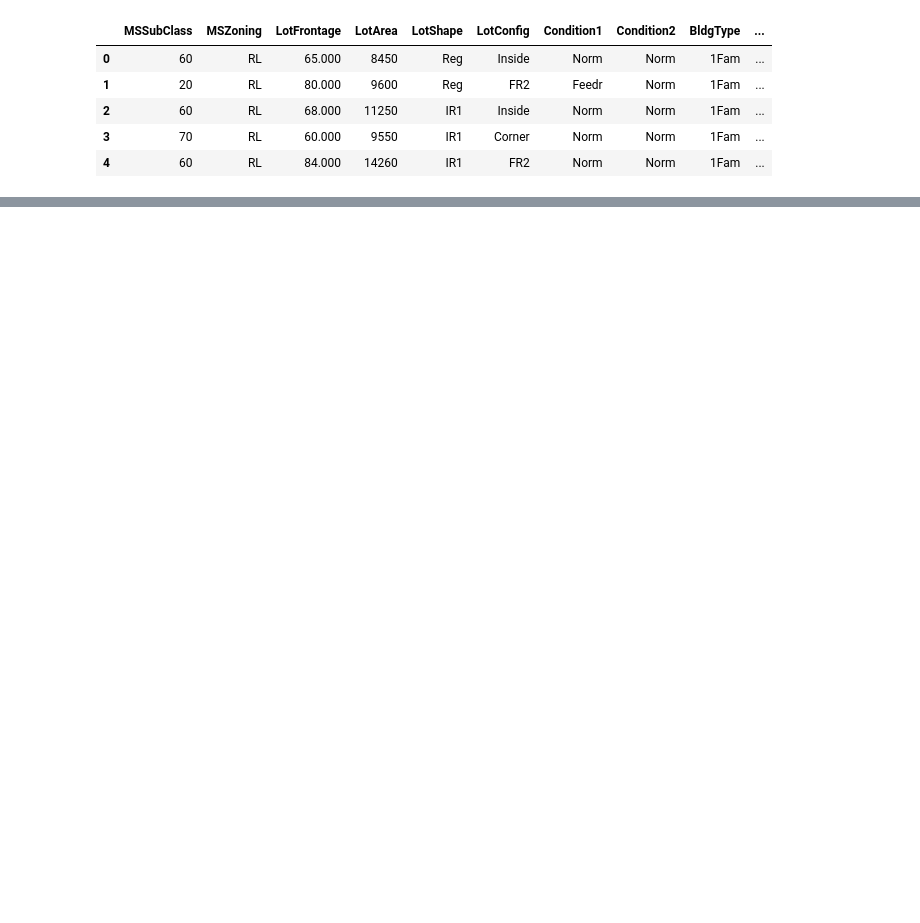
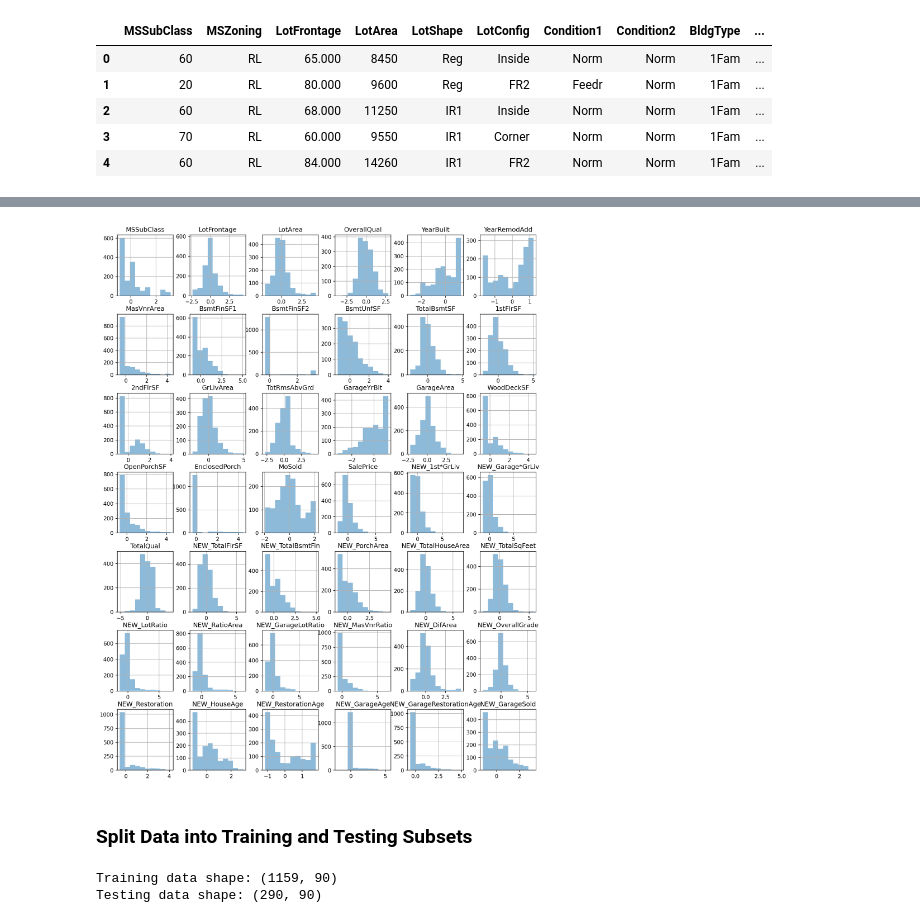
Before and after one commit to sdemirus/HousePricePrediction, a Jupyter notebook: Notebook/04_FeatureEngineering.ipynb, the cells around one changed output, grey strips where cells are left out. Drawn from its saved outputs; the diff is of its cells as text; code cells hidden in the pictures; blank space fills up the shorter version.

```diff
--- a/Notebook/04_FeatureEngineering.ipynb
+++ b/Notebook/04_FeatureEngineering.ipynb
@@ -381,0 +339,7 @@ data.head()
+# %%
+_ = data[num_cols].hist(figsize=(14, 18), bins=10, alpha=0.5)
+plt.show()
+# %% [output]
+[figure, added]
+# %% [markdown]
+### Split Data into Training and Testing Subsets
@@ -382,3 +351,10 @@ data.head()
+# %%
+# Print shapes of training and testing subsets
+print("Training data shape:", X_train.shape)
+print("Testing data shape:", X_test.shape)
+# %% [output]
+Training data shape: (1159, 90)
+Testing data shape: (290, 90)
 # %%
 # Save the DataFrame as a CSV file
 data.to_csv('E:/Springboard Data Scientist BootCamp/PYTHON/GITHUB/HousePricePrediction/Data/FeatureEngineering.csv', index=False)
```
Also changed, not shown: parts of 32 cells of this notebook, 1 other file.
